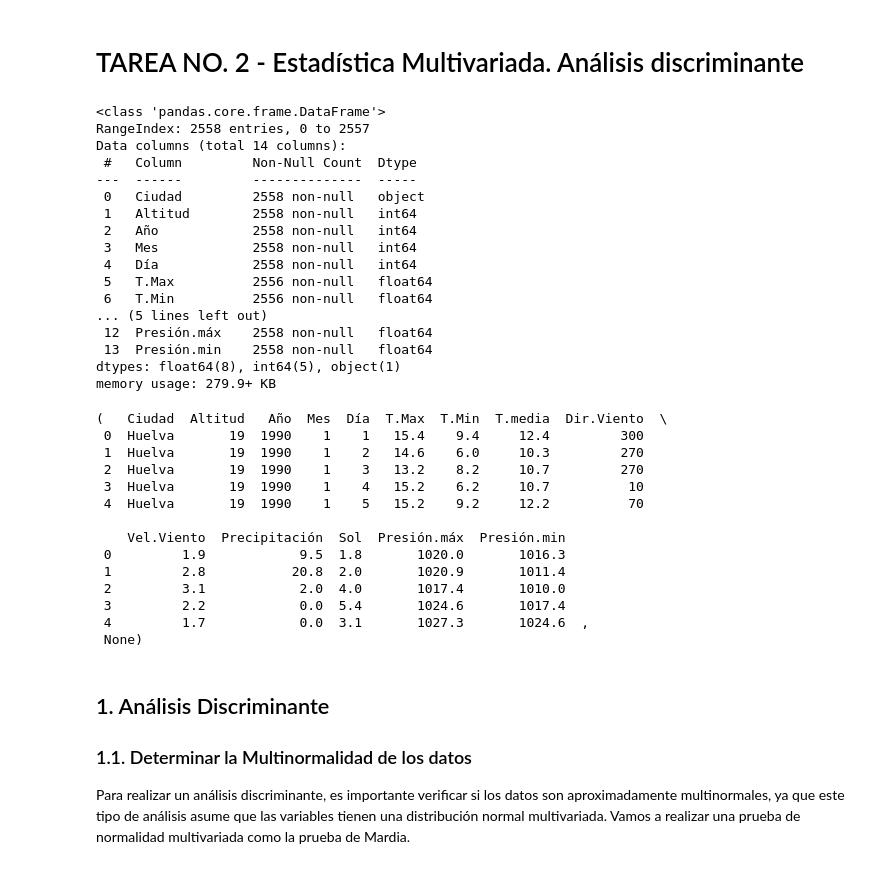
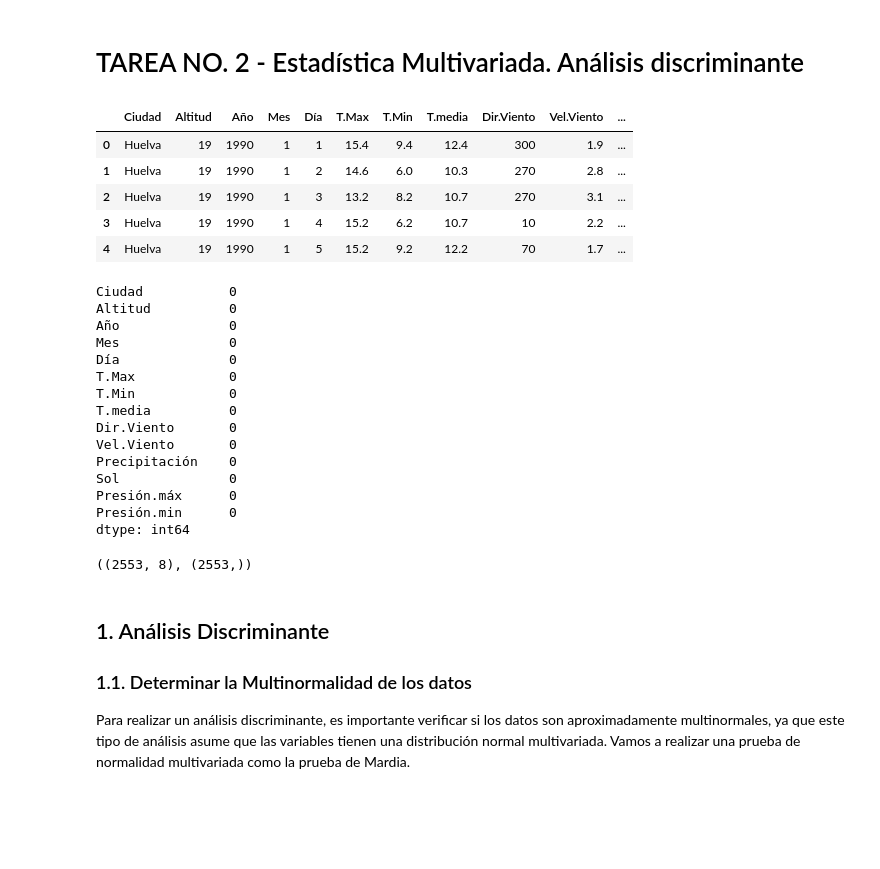
Before and after one commit to kevindmzapata/multivariate-statistics-course, a Jupyter notebook: TAREA_2/part-2.ipynb, the cells around one changed output. Cells and saved outputs as stored; diff of their text form; code cells hidden in the pictures; blank space fills up the shorter version.

```diff
--- a/TAREA_2/part-2.ipynb
+++ b/TAREA_2/part-2.ipynb
@@ -7,36 +7,31 @@ import matplotlib.pyplot as plt
 import seaborn as sns
 # %%
 df = pd.read_csv('discriminante.csv')
-df.head(), df.info()
+df.head()
 # %% [output]
-<class 'pandas.core.frame.DataFrame'>
-RangeIndex: 2558 entries, 0 to 2557
-Data columns (total 14 columns):
- #   Column         Non-Null Count  Dtype
----  ------         --------------  -----
- 0   Ciudad         2558 non-null   object
- 1   Altitud        2558 non-null   int64
- 2   Año            2558 non-null   int64
- 3   Mes            2558 non-null   int64
- 4   Día            2558 non-null   int64
- 5   T.Max          2556 non-null   float64
- 6   T.Min          2556 non-null   float64
-... (5 lines left out)
- 12  Presión.máx    2558 non-null   float64
- 13  Presión.min    2558 non-null   float64
-dtypes: float64(8), int64(5), object(1)
-memory usage: 279.9+ KB
-(   Ciudad  Altitud   Año  Mes  Día  T.Max  T.Min  T.media  Dir.Viento  \
- 0  Huelva       19  1990    1    1   15.4    9.4     12.4         300
- 1  Huelva       19  1990    1    2   14.6    6.0     10.3         270
- 2  Huelva       19  1990    1    3   13.2    8.2     10.7         270
- 3  Huelva       19  1990    1    4   15.2    6.2     10.7          10
- 4  Huelva       19  1990    1    5   15.2    9.2     12.2          70
-
-    Vel.Viento  Precipitación  Sol  Presión.máx  Presión.min
- 0         1.9            9.5  1.8       1020.0       1016.3
- 1         2.8           20.8  2.0       1020.9       1011.4
- 2         3.1            2.0  4.0       1017.4       1010.0
- 3         2.2            0.0  5.4       1024.6       1017.4
- 4         1.7            0.0  3.1       1027.3       1024.6  ,
- None)
+|  | Ciudad | Altitud | Año | Mes | Día | T.Max | T.Min | T.media | Dir.Viento | Vel.Viento | ... |
+| 0 | Huelva | 19 | 1990 | 1 | 1 | 15.4 | 9.4 | 12.4 | 300 | 1.9 | ... |
+| 1 | Huelva | 19 | 1990 | 1 | 2 | 14.6 | 6.0 | 10.3 | 270 | 2.8 | ... |
+| 2 | Huelva | 19 | 1990 | 1 | 3 | 13.2 | 8.2 | 10.7 | 270 | 3.1 | ... |
+| 3 | Huelva | 19 | 1990 | 1 | 4 | 15.2 | 6.2 | 10.7 | 10 | 2.2 | ... |
+| 4 | Huelva | 19 | 1990 | 1 | 5 | 15.2 | 9.2 | 12.2 | 70 | 1.7 | ... |
+# %%
+# Eliminar los valores nulos
+df = df.dropna()
+df.isnull().sum()
+# %% [output]
+Ciudad           0
+Altitud          0
+Año              0
+Mes              0
+Día              0
+T.Max            0
+T.Min            0
+T.media          0
+Dir.Viento       0
+Vel.Viento       0
+Precipitación    0
+Sol              0
+Presión.máx      0
+Presión.min      0
+dtype: int64
@@ -43,3 +47,7 @@ memory usage: 279.9+ KB
+# %%
+X.shape, y.shape
+# %% [output]
+((2553, 8), (2553,))
 # %% [markdown]
 ## 1. Análisis Discriminante
 
```
Also changed, not shown: parts of 46 cells of this notebook.
